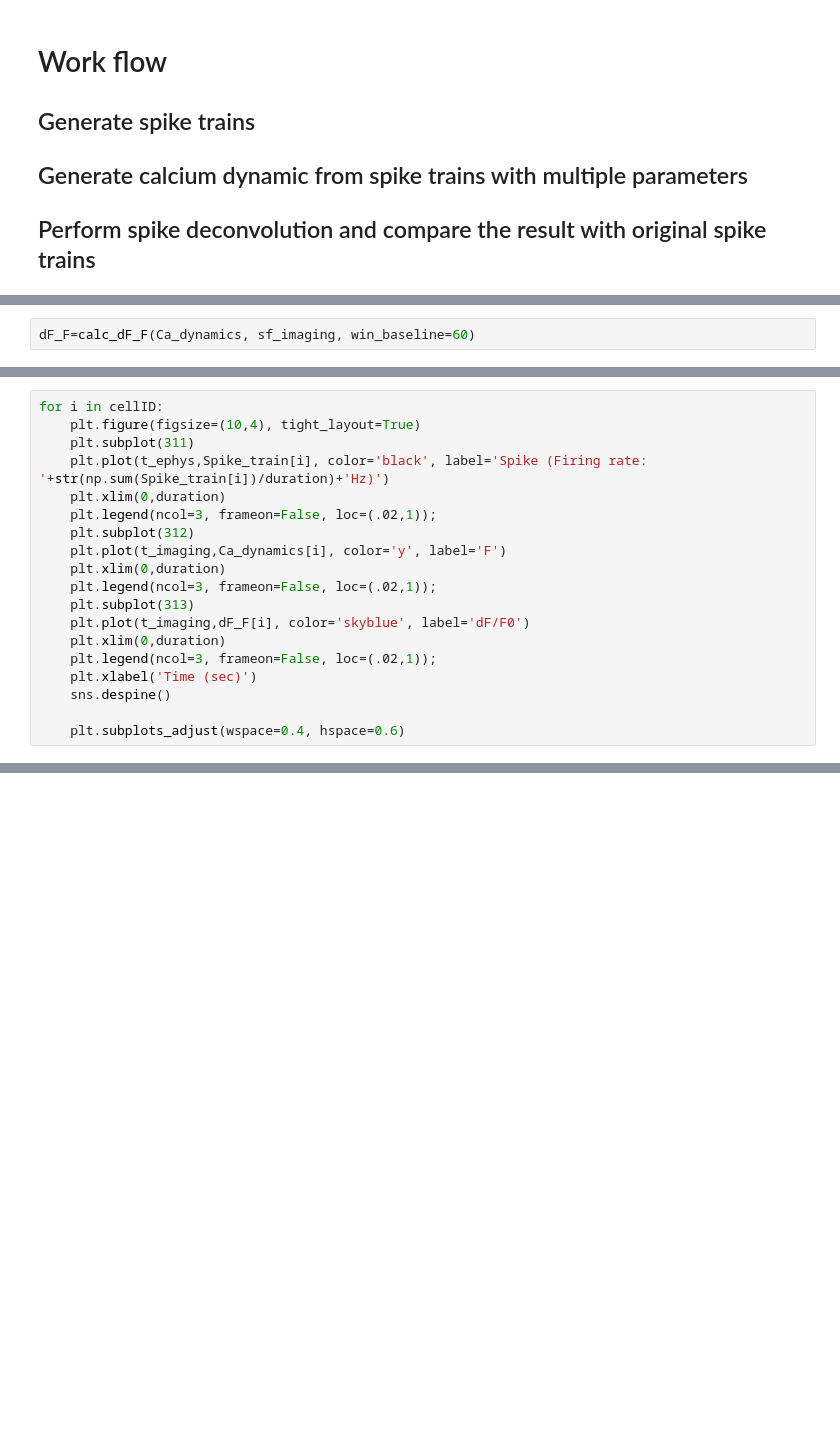
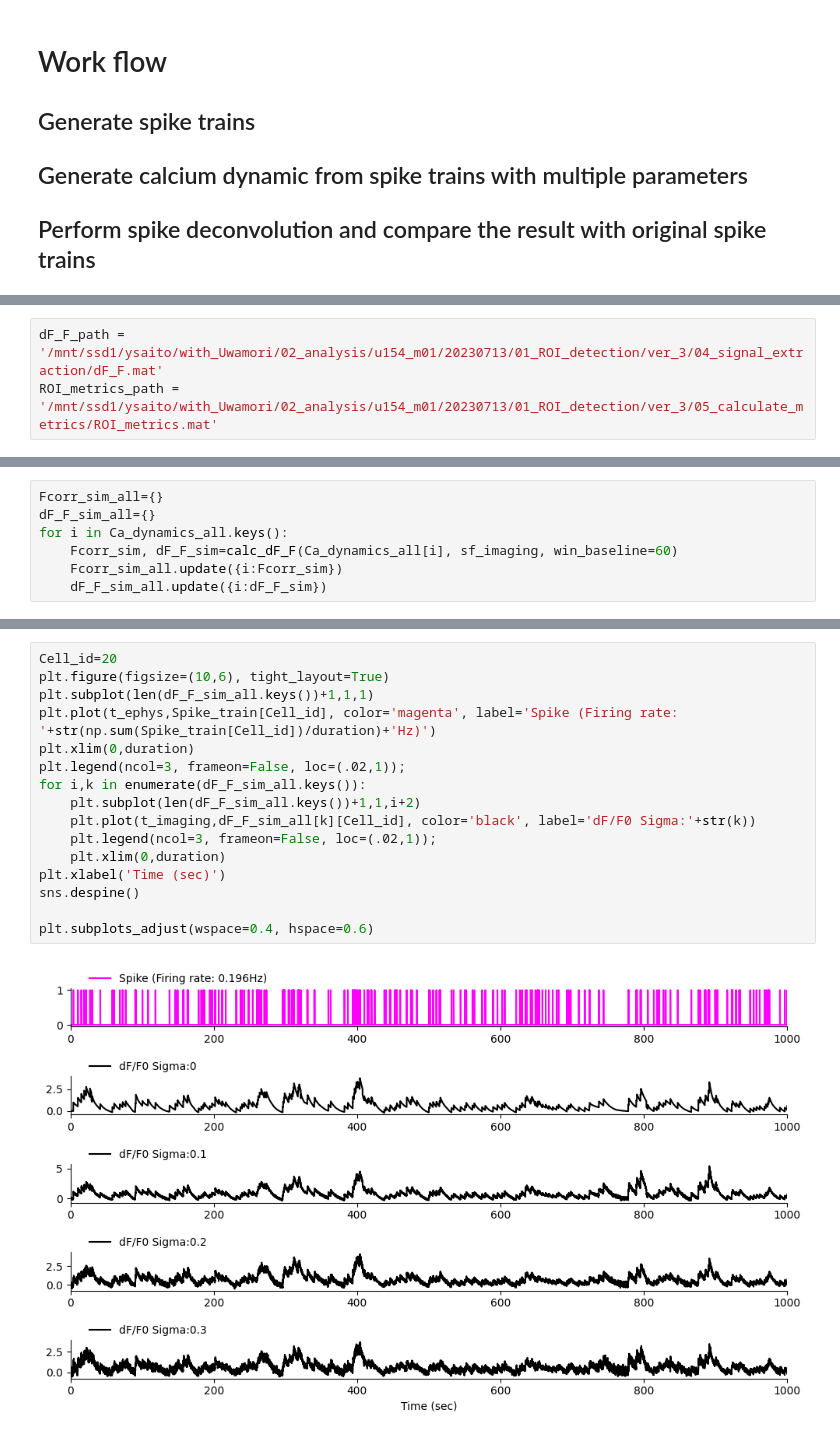
Before and after one commit to yoshihito-saito/Spike_deconvolution_simulation, a Jupyter notebook: Simulate_Deconvolution.ipynb, the cells around one changed output, grey strips where cells are left out. Saved outputs shown, nothing was run; the diff lists cells and outputs as text; blank space fills up the shorter version.

```diff
--- a/Simulate_Deconvolution.ipynb
+++ b/Simulate_Deconvolution.ipynb
@@ -12,0 +23,3 @@ from oasis.oasis_methods import oasisAR1, oasisAR2
+# %%
+dF_F_path = '/mnt/ssd1/ysaito/with_Uwamori/02_analysis/u154_m01/20230713/01_ROI_detection/ver_3/04_signal_extraction/dF_F.mat'
+ROI_metrics_path = '/mnt/ssd1/ysaito/with_Uwamori/02_analysis/u154_m01/20230713/01_ROI_detection/ver_3/05_calculate_metrics/ROI_metrics.mat'
@@ -95,2 +155,7 @@ for i in range(N_Neuron):
 # %%
-dF_F=calc_dF_F(Ca_dynamics, sf_imaging, win_baseline=60)
+Fcorr_sim_all={}
+dF_F_sim_all={}
+for i in Ca_dynamics_all.keys():
+    Fcorr_sim, dF_F_sim=calc_dF_F(Ca_dynamics_all[i], sf_imaging, win_baseline=60)
+    Fcorr_sim_all.update({i:Fcorr_sim})
+    dF_F_sim_all.update({i:dF_F_sim})
@@ -101,19 +161,0 @@ cellID = np.random.choice(np.arange(0,dF_F.shape[0]), size=3, replace=False)
-# %%
-for i in cellID:
-    plt.figure(figsize=(10,4), tight_layout=True)
-    plt.subplot(311)
-    plt.plot(t_ephys,Spike_train[i], color='black', label='Spike (Firing rate: '+str(np.sum(Spike_train[i])/duration)+'Hz)')
-    plt.xlim(0,duration)
-    plt.legend(ncol=3, frameon=False, loc=(.02,1));
-    plt.subplot(312)
-    plt.plot(t_imaging,Ca_dynamics[i], color='y', label='F')
-    plt.xlim(0,duration)
-    plt.legend(ncol=3, frameon=False, loc=(.02,1));
-    plt.subplot(313)
-    plt.plot(t_imaging,dF_F[i], color='skyblue', label='dF/F0')
-    plt.xlim(0,duration)
-    plt.legend(ncol=3, frameon=False, loc=(.02,1));
-    plt.xlabel('Time (sec)')
-    sns.despine()
-
-    plt.subplots_adjust(wspace=0.4, hspace=0.6)
@@ -124 +162,19 @@ for i in cellID:
+# %%
+Cell_id=20
+plt.figure(figsize=(10,6), tight_layout=True)
+plt.subplot(len(dF_F_sim_all.keys())+1,1,1)
+plt.plot(t_ephys,Spike_train[Cell_id], color='magenta', label='Spike (Firing rate: '+str(np.sum(Spike_train[Cell_id])/duration)+'Hz)')
+plt.xlim(0,duration)
+plt.legend(ncol=3, frameon=False, loc=(.02,1));
+for i,k in enumerate(dF_F_sim_all.keys()):
+    plt.subplot(len(dF_F_sim_all.keys())+1,1,i+2)
+    plt.plot(t_imaging,dF_F_sim_all[k][Cell_id], color='black', label='dF/F0 Sigma:'+str(k))
+    plt.legend(ncol=3, frameon=False, loc=(.02,1));
+    plt.xlim(0,duration)
+plt.xlabel('Time (sec)')
+sns.despine()
+
+plt.subplots_adjust(wspace=0.4, hspace=0.6)
+# %% [output]
+[figure, added]
 # %%
```
Also changed, not shown: parts of 40 cells of this notebook.
